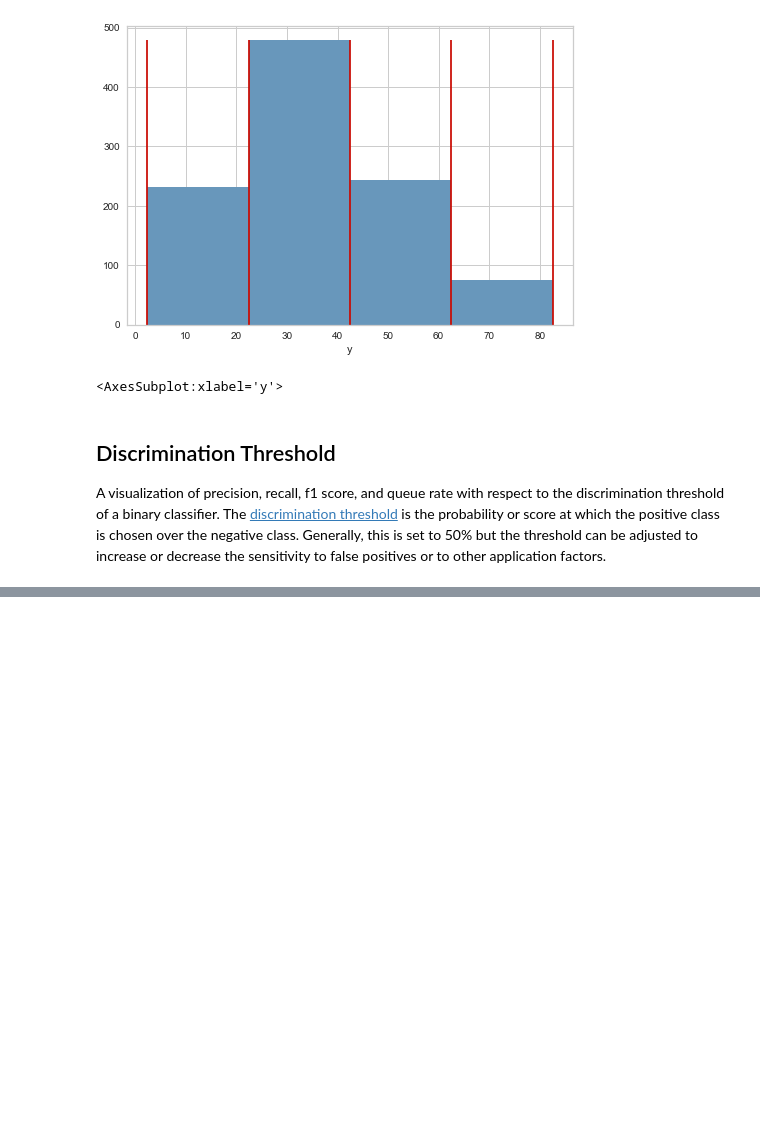
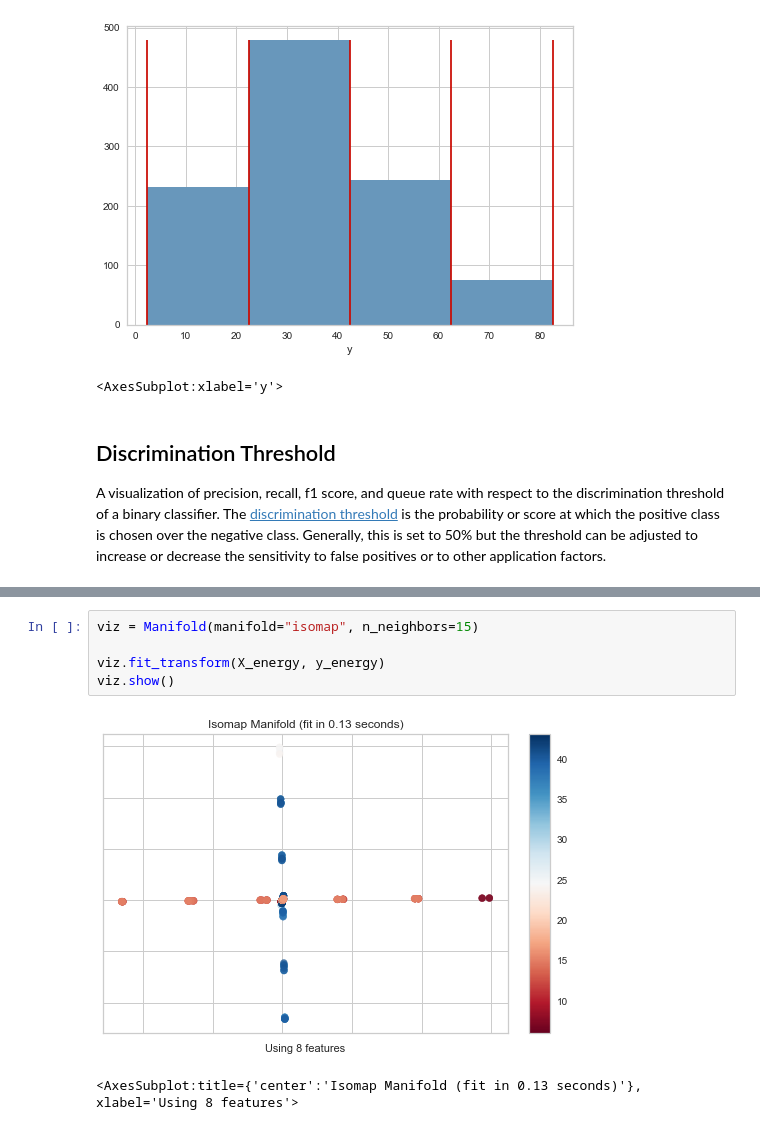
Before and after one commit to rebeccabilbro/adv-diagnostics, a Jupyter notebook: notebooks/yellowbrick.ipynb, the cells around one changed output, grey strips where cells are left out. Drawn from its saved outputs; the diff is of its cells as text; blank space fills up the shorter version.

```diff
--- a/notebooks/yellowbrick.ipynb
+++ b/notebooks/yellowbrick.ipynb
@@ -304,0 +362,8 @@ thresholder.show()
+# %%
+viz = Manifold(manifold="isomap", n_neighbors=15)
+
+viz.fit_transform(X_energy, y_energy)
+viz.show()
+# %% [output]
+[figure, added]
+<AxesSubplot:title={'center':'Isomap Manifold (fit in 0.13 seconds)'}, xlabel='Using 8 features'>
```
Also changed, not shown: parts of 27 cells of this notebook.
